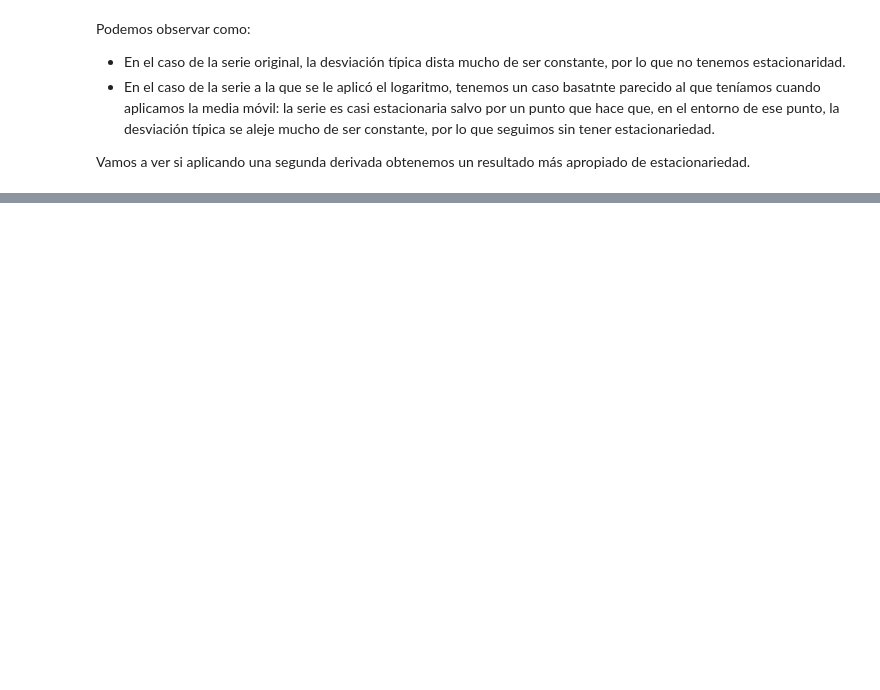
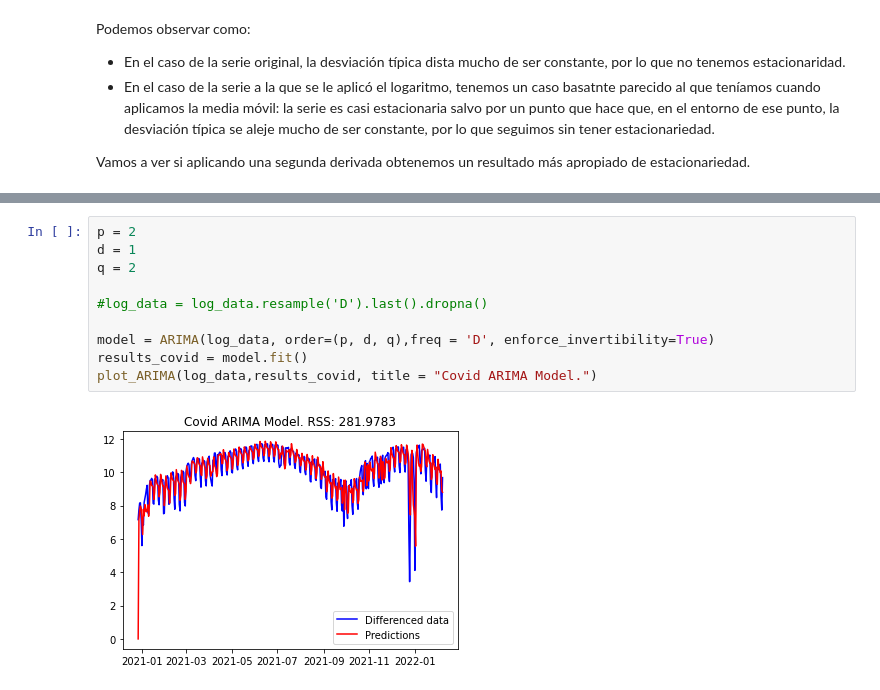
Before and after one commit to fjsaezm/mcd, a Jupyter notebook: PIT/P1/PR1_PIT.ipynb, the cells around one changed output, grey strips where cells are left out. Drawn from its saved outputs; the diff is of its cells as text; blank space fills up the shorter version.

```diff
--- a/PIT/P1/PR1_PIT.ipynb
+++ b/PIT/P1/PR1_PIT.ipynb
@@ -761,0 +764,12 @@ Original data
+# %%
+p = 2
+d = 1
+q = 2
+
+#log_data = log_data.resample('D').last().dropna()
+
+model = ARIMA(log_data, order=(p, d, q),freq = 'D', enforce_invertibility=True)
+results_covid = model.fit()
+plot_ARIMA(log_data,results_covid, title = "Covid ARIMA Model.")
+# %% [output]
+[figure, added]
```
Also changed, not shown: parts of 14 cells of this notebook.
